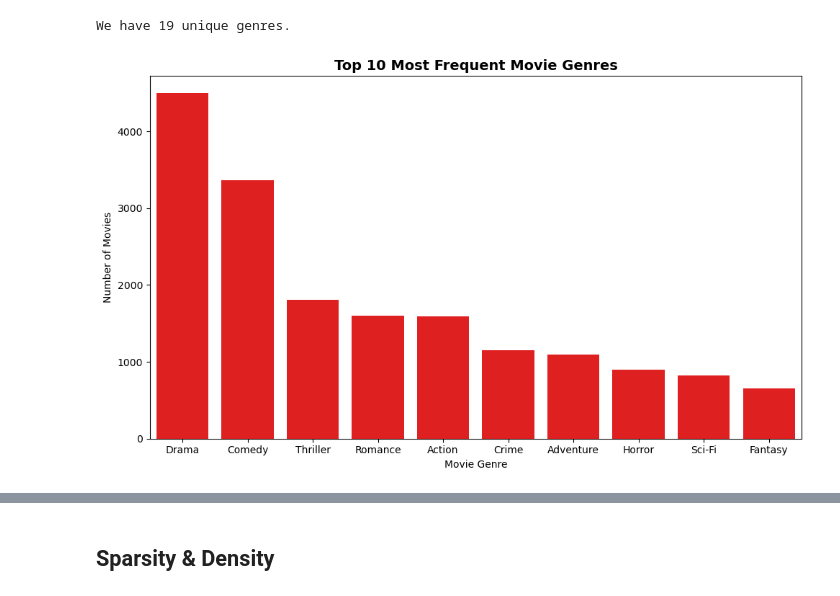
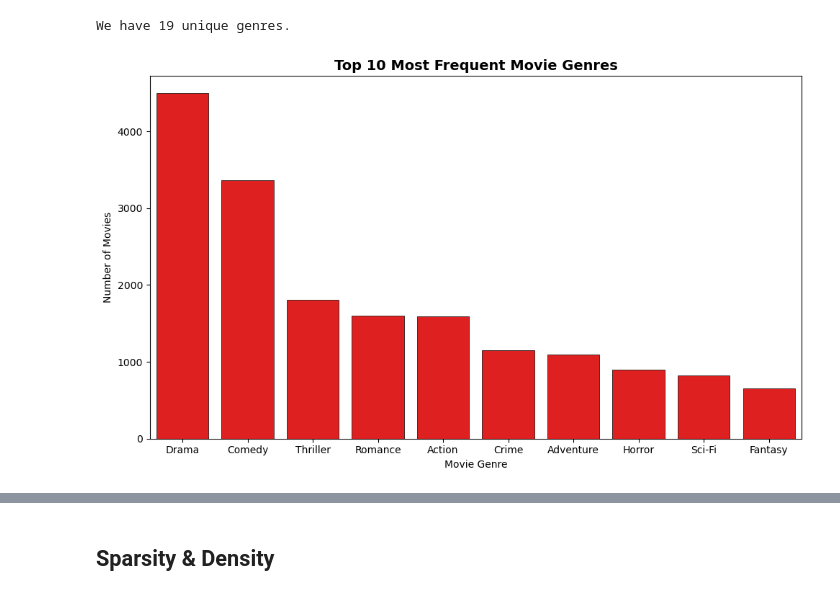
Before and after one commit to Kapustuch/Movie_Rec_System, a Jupyter notebook: notebooks/0.1-eda.ipynb, the cells around one changed output, grey strips where cells are left out. Drawn from its saved outputs; the diff is of its cells as text; code cells hidden in the pictures.

```diff
--- a/notebooks/0.1-eda.ipynb
+++ b/notebooks/0.1-eda.ipynb
@@ -122,12 +142,12 @@ We have 19 unique genres.
 # %%
 plt.figure(figsize=(10, 6))
 
-sns.barplot(data=count_per_genre.head(10), x='genre', y='count', color='r')
+sns.barplot(data=count_per_genre.head(10), x='genre', y='count', color='r', edgecolor='black', linewidth=0.5)
 
 plt.title("Top 10 Most Frequent Movie Genres", fontsize=14, weight='bold')
 plt.xlabel("Movie Genre")
 plt.ylabel("Number of Movies")
 
 plt.tight_layout()
 # %% [output]
-[figure, old version]
+[figure, new version]
```
Also changed, not shown: parts of 25 cells of this notebook.
